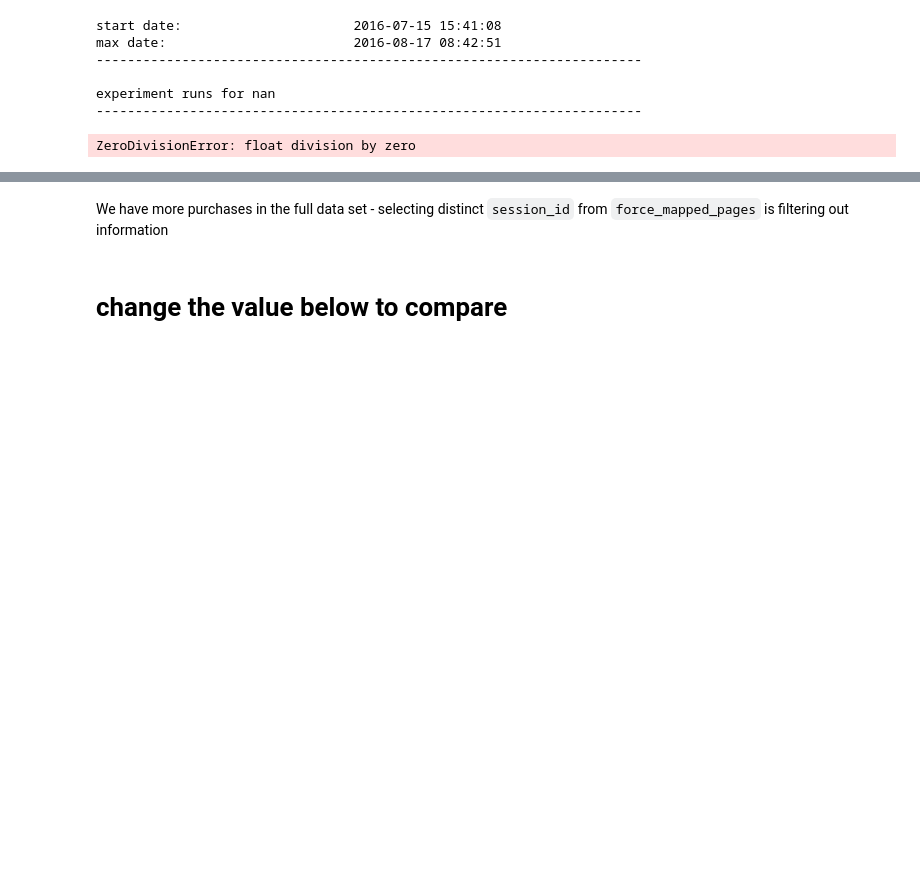
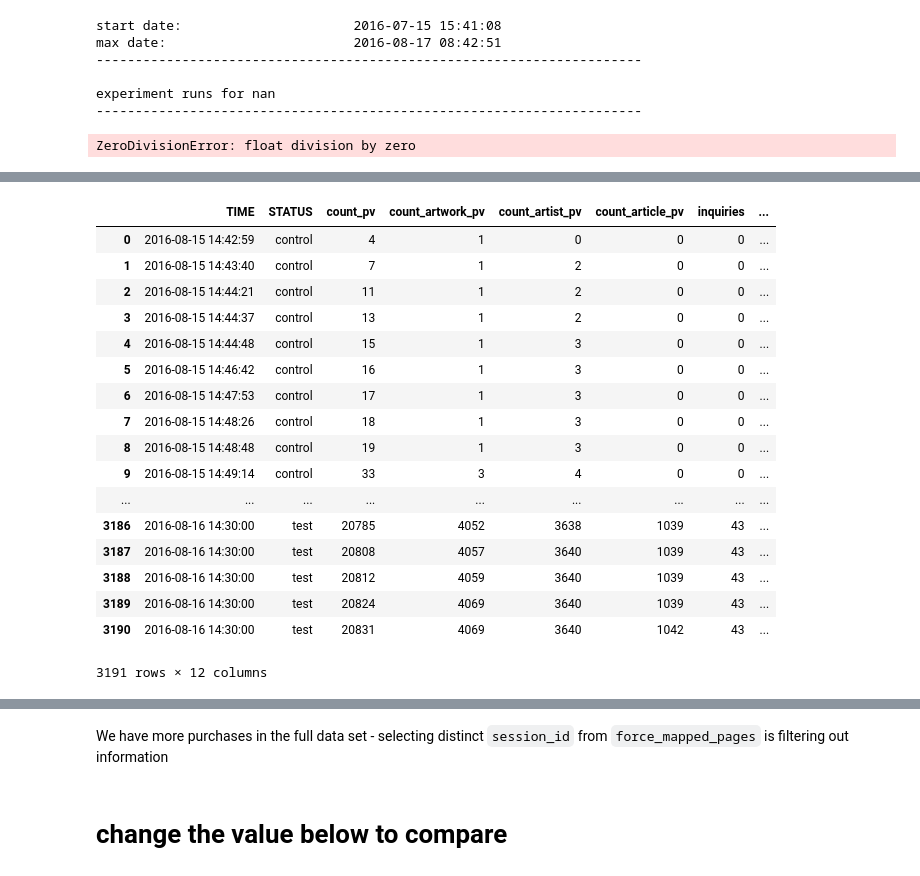
Before and after one commit to OLI9292/abTesting, a Jupyter notebook: autoab.ipynb, the cells around one changed output, grey strips where cells are left out. Saved outputs shown, nothing was run; the diff lists cells and outputs as text; code cells hidden in the pictures; blank space fills up the shorter version.

```diff
--- a/autoab.ipynb
+++ b/autoab.ipynb
@@ -509,0 +673,22 @@ daily_plot(test, control)
+# %%
+d3Data = d3Data.reset_index()
+    d3Data = d3Data.rename(columns={'index': 'time'})
+# %% [output]
+|  | TIME | STATUS | count_pv | count_artwork_pv | count_artist_pv | count_article_pv | inquiries | ... |
+| 0 | 2016-08-15 14:42:59 | control | 4 | 1 | 0 | 0 | 0 | ... |
+| 1 | 2016-08-15 14:43:40 | control | 7 | 1 | 2 | 0 | 0 | ... |
+| 2 | 2016-08-15 14:44:21 | control | 11 | 1 | 2 | 0 | 0 | ... |
+| 3 | 2016-08-15 14:44:37 | control | 13 | 1 | 2 | 0 | 0 | ... |
+| 4 | 2016-08-15 14:44:48 | control | 15 | 1 | 3 | 0 | 0 | ... |
+| 5 | 2016-08-15 14:46:42 | control | 16 | 1 | 3 | 0 | 0 | ... |
+| 6 | 2016-08-15 14:47:53 | control | 17 | 1 | 3 | 0 | 0 | ... |
+| 7 | 2016-08-15 14:48:26 | control | 18 | 1 | 3 | 0 | 0 | ... |
+| 8 | 2016-08-15 14:48:48 | control | 19 | 1 | 3 | 0 | 0 | ... |
+| 9 | 2016-08-15 14:49:14 | control | 33 | 3 | 4 | 0 | 0 | ... |
+| ... | ... | ... | ... | ... | ... | ... | ... | ... |
+| 3186 | 2016-08-16 14:30:00 | test | 20785 | 4052 | 3638 | 1039 | 43 | ... |
+| 3187 | 2016-08-16 14:30:00 | test | 20808 | 4057 | 3640 | 1039 | 43 | ... |
+| 3188 | 2016-08-16 14:30:00 | test | 20812 | 4059 | 3640 | 1039 | 43 | ... |
+| 3189 | 2016-08-16 14:30:00 | test | 20824 | 4069 | 3640 | 1039 | 43 | ... |
+| 3190 | 2016-08-16 14:30:00 | test | 20831 | 4069 | 3640 | 1042 | 43 | ... |
+3191 rows × 12 columns
```
Also changed, not shown: parts of 52 cells of this notebook, 9 other files.
